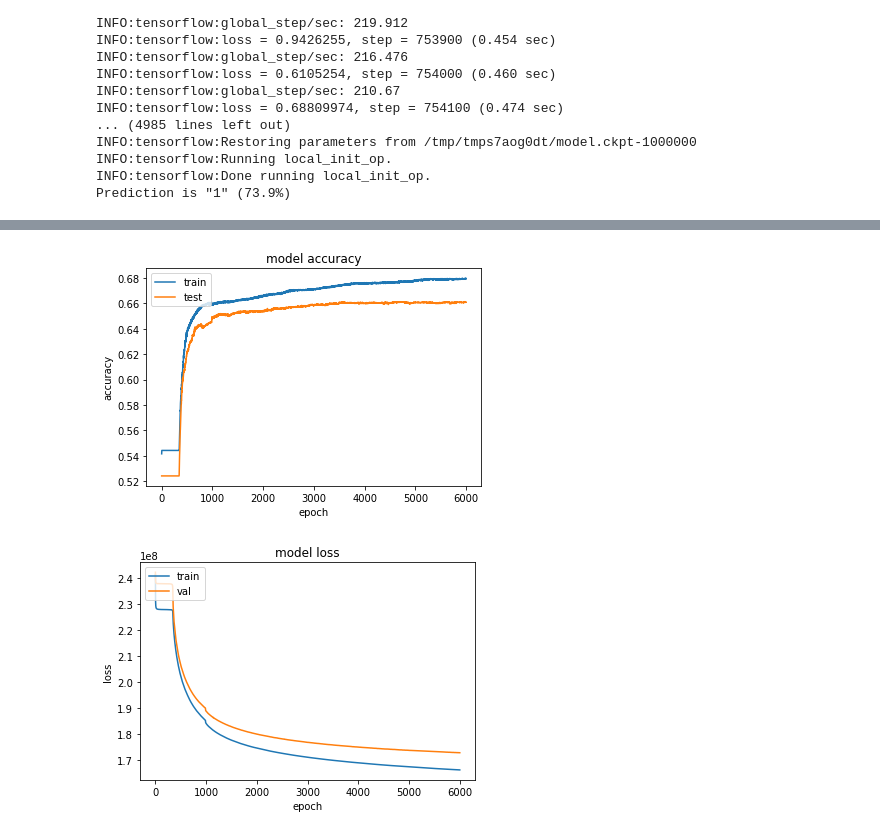
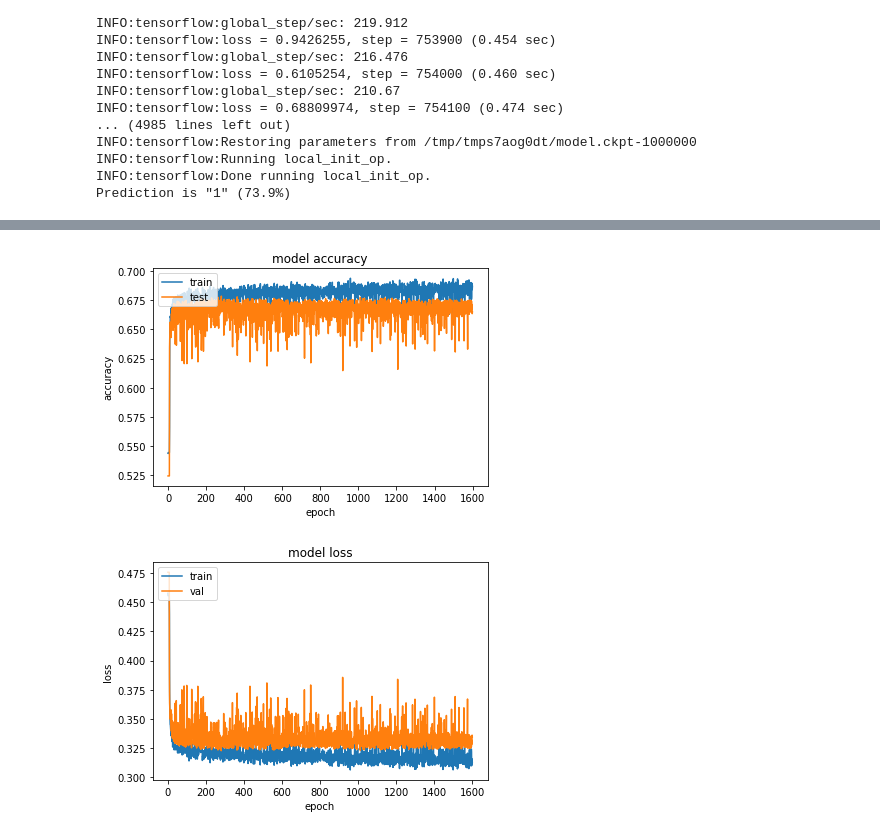
Before and after one commit to lotrmay/TensorFlow_Learning, a Jupyter notebook: Untitled0.ipynb, the cells around one changed output, grey strips where cells are left out. Drawn from its saved outputs; the diff is of its cells as text; code cells hidden in the pictures.

```diff
--- a/Untitled0.ipynb
+++ b/Untitled0.ipynb
@@ -209,14 +209,14 @@ model.add(Dense(2, activation='softmax'))
 
 # Compile the model
 model.compile(optimizer='adam',
-              loss='MeanAbsolutePercentageError',
+              loss='MeanAbsoluteError',
               metrics=['accuracy'],)
 # categorical_hinge 0.677
 # hinge 0.667
 # MeanAbsoluteError 0.654, ale do 1500 epochs to bylo nad 0.67
 # MeanAbsolutePercentageError 0.6814 nevyskytuje se snížení po 1500 epochs jako minule
 
-history = model.fit(X_train, y_train, epochs=3000,batch_size=16,validation_data=(X_test, y_test))
+history = model.fit(X_train, y_train, epochs=1600,batch_size=16,validation_data=(X_test, y_test))
 
 
 pred_train= model.predict(X_train)
@@ -264,2 +264,2 @@ Epoch 5956/6000
-[figure, old version]
+[figure, new version]
-[figure, old version]
+[figure, new version]
```
Also changed, not shown: parts of 1 cell of this notebook.
